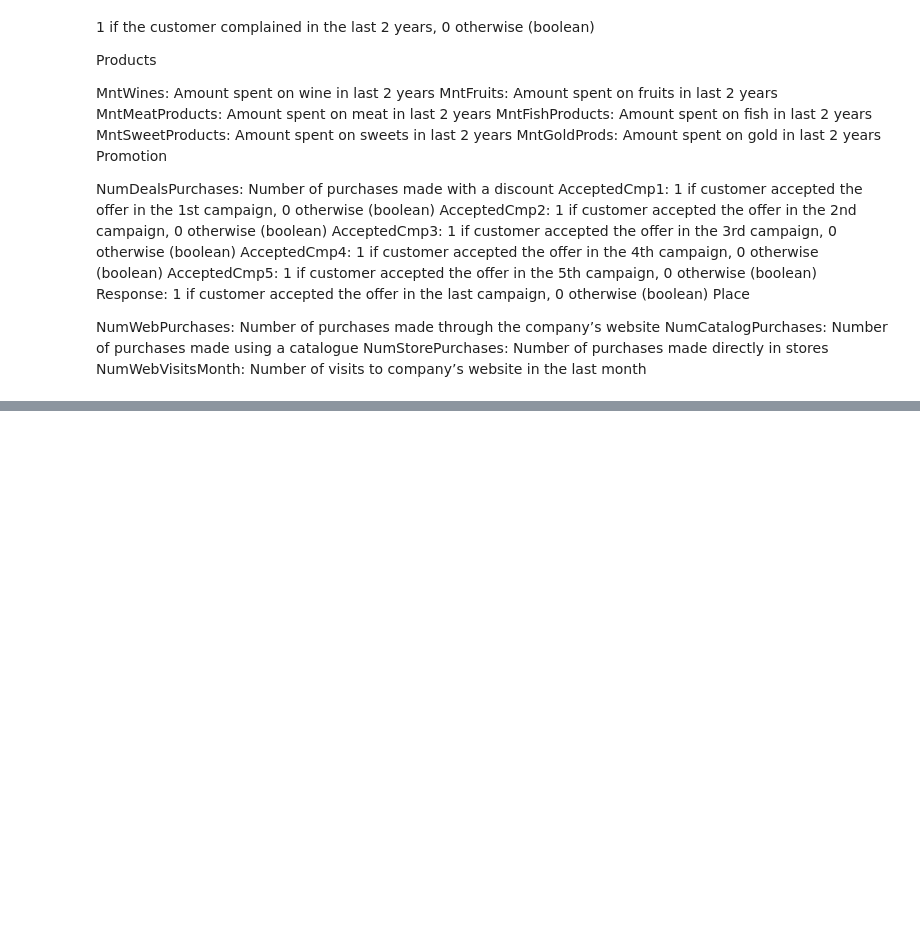
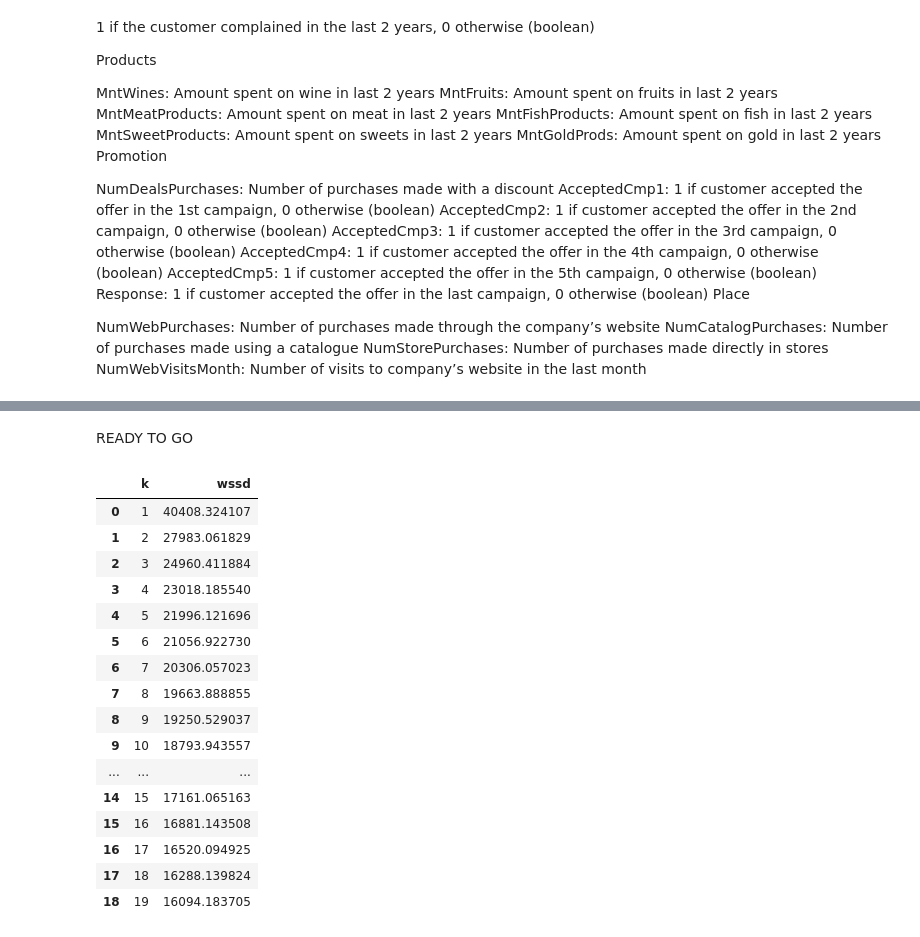
Before and after one commit to Empress-star/DSI-Team-Project, a Jupyter notebook: Data Cleaning and Exploration/initial_data_cleaning.ipynb, the cells around one changed output, grey strips where cells are left out. Saved outputs shown, nothing was run; the diff lists cells and outputs as text; code cells hidden in the pictures; blank space fills up the shorter version.

```diff
--- a/Data Cleaning and Exploration/initial_data_cleaning.ipynb
+++ b/Data Cleaning and Exploration/initial_data_cleaning.ipynb
@@ -335,0 +181,5 @@ df_transform.head()
+# %%
+#copy the transformed dataframe to create a separate clustering dataframe
+df_clustering= df_transform.copy()
+
+df_clustering
@@ -335,0 +203,7 @@ df_transform.head()
+# %%
+# encode the categorical variables, Education and Marital_Status, to be on 0-1 scale
+
+df_clustering['Education'] = df_clustering['Education'].astype('category').cat.codes
+df_clustering['Marital_Status'] = df_clustering['Marital_Status'].astype('category').cat.codes
+
+df_clustering
@@ -335,0 +226,2 @@ df_transform.head()
+# %% [markdown]
+READY TO GO
@@ -335,0 +261,20 @@ df_transform.head()
+# %%
+df_clustering_ks
+# %% [output]
+|  | k | wssd |
+| 0 | 1 | 40408.324107 |
+| 1 | 2 | 27983.061829 |
+| 2 | 3 | 24960.411884 |
+| 3 | 4 | 23018.185540 |
+| 4 | 5 | 21996.121696 |
+| 5 | 6 | 21056.922730 |
+| 6 | 7 | 20306.057023 |
+| 7 | 8 | 19663.888855 |
+| 8 | 9 | 19250.529037 |
+| 9 | 10 | 18793.943557 |
+| ... | ... | ... |
+| 14 | 15 | 17161.065163 |
+| 15 | 16 | 16881.143508 |
+| 16 | 17 | 16520.094925 |
+| 17 | 18 | 16288.139824 |
+| 18 | 19 | 16094.183705 |
```
Also changed, not shown: parts of 26 cells of this notebook.
